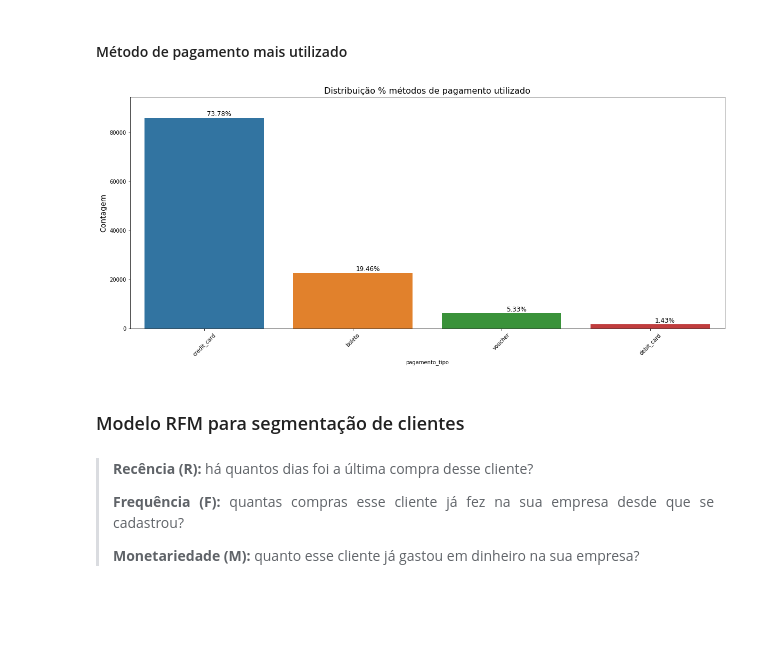
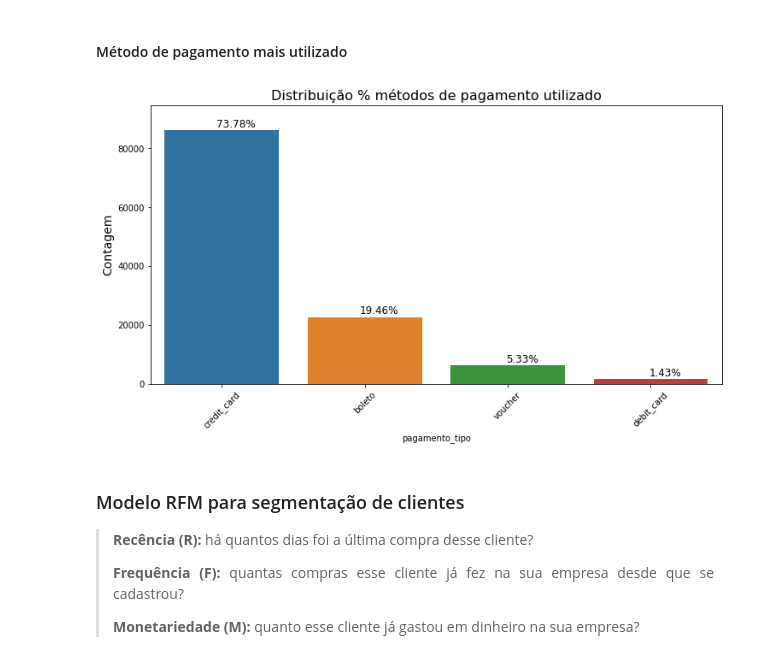
Before and after one commit to LilianeAquino/notebooks_cursos_alura, a Jupyter notebook: Clusterização de dados: Segmentação de clientes/clusterização_segmentação_clientes.ipynb, the cells around one changed output. Saved outputs shown, nothing was run; the diff lists cells and outputs as text; code cells hidden in the pictures; blank space fills up the shorter version.

Commit message:
Segmentação de clientes

```diff
--- a/Clusterização de dados: Segmentação de clientes/clusterização_segmentação_clientes.ipynb
+++ b/Clusterização de dados: Segmentação de clientes/clusterização_segmentação_clientes.ipynb
@@ -57,8 +53,8 @@ memory usage: 24.0+ MB
 # %% [markdown]
 ### Análise Exploratória
 # %%
-def plot_perc(st, text, dados):
-    plt.figure(figsize=(20, 8))
+def plot_perc(st, text, dados, w=20, h=8):
+    plt.figure(figsize=(w, h))
 
     g = sns.countplot(x=st, data=dados, orient='h')
     g.set_title(f'Distribuição {text}', fontsize=16)
@@ -87,12 +83,12 @@ plot_perc('estado_vendedor', '% vendedores por estado', df)
 # %% [markdown]
 #### Método de pagamento mais utilizado
 # %%
-plot_perc('pagamento_tipo', '% métodos de pagamento utilizado', df)
+plot_perc('pagamento_tipo', '% métodos de pagamento utilizado', df, 12, 6)
 # %% [output]
-[figure, old version]
+[figure, new version]
-# %% [markdown]
-### Modelo RFM para segmentação de clientes
 # %% [markdown]
+### Modelo RFM para segmentação de clientes
+
 > <p align='justify'><b>Recência (R):</b> há quantos dias foi a última compra desse cliente?</p>
 > <p align='justify'><b>Frequência (F):</b> quantas compras esse cliente já fez na sua empresa desde que se cadastrou?</p>
 > <p align='justify'><b>Monetariedade (M):</b> quanto esse cliente já gastou em dinheiro na sua empresa?</p>
```
Also changed, not shown: parts of 20 cells of this notebook.
